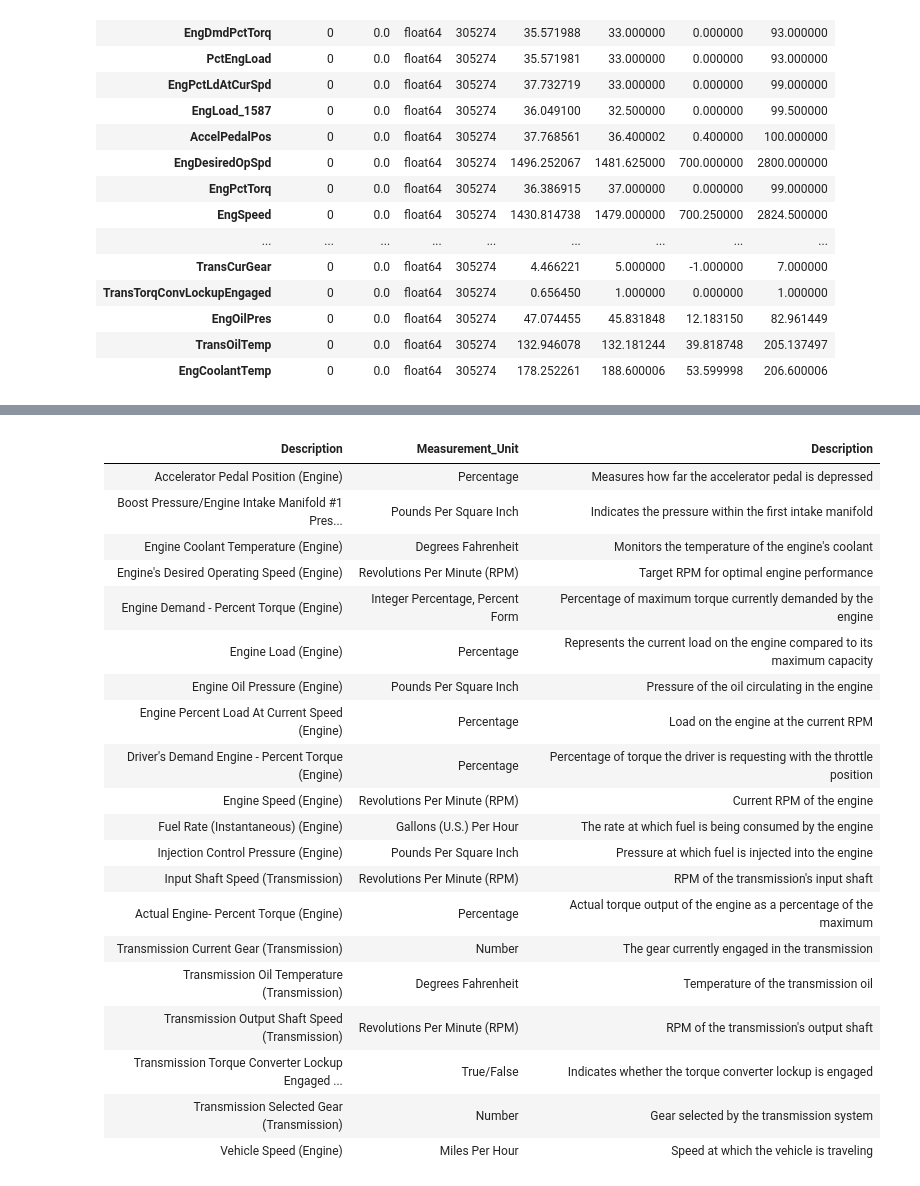
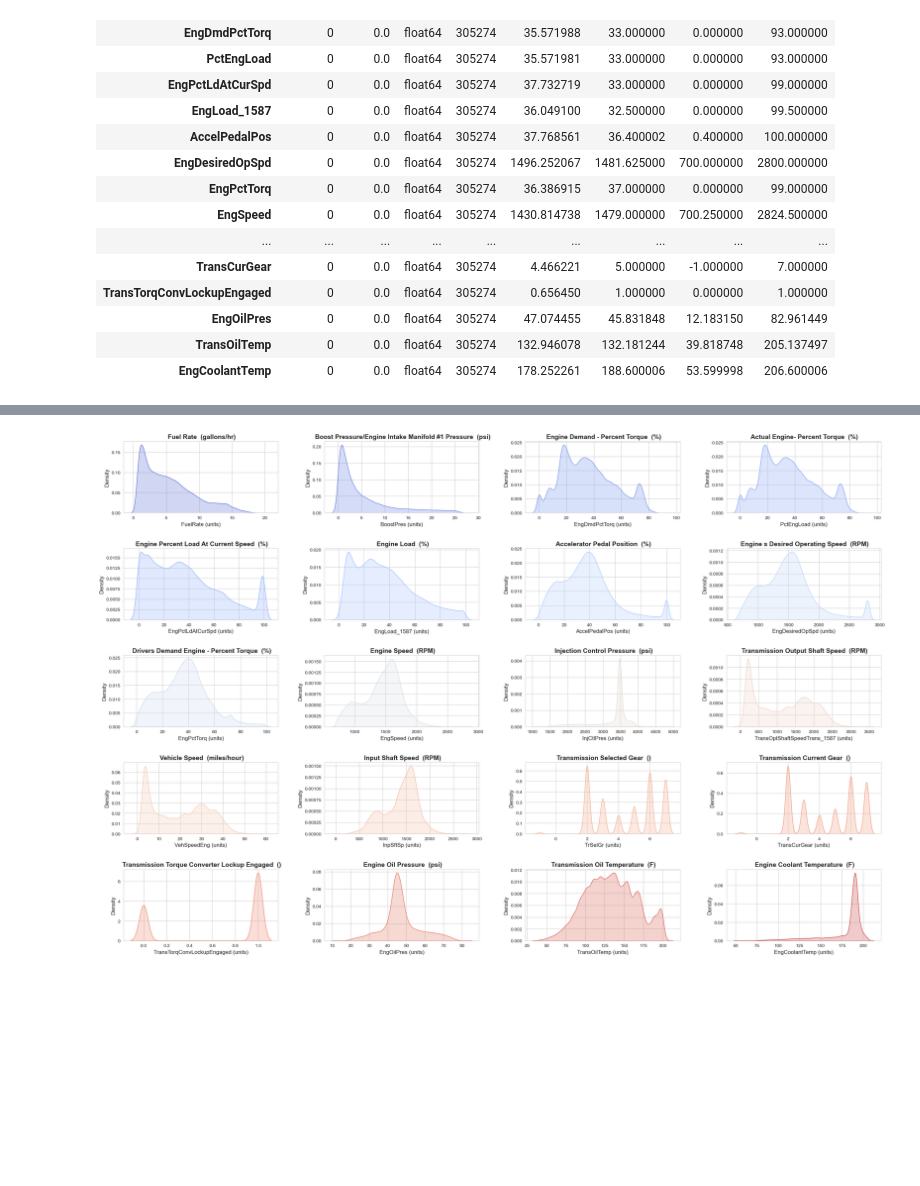
Before and after one commit to gugaumich/Diesel_Truck, a Jupyter notebook: Pre_Processinng.ipynb, the cells around one changed output, grey strips where cells are left out. Drawn from its saved outputs; the diff is of its cells as text; code cells hidden in the pictures; blank space fills up the shorter version.

```diff
--- a/Pre_Processinng.ipynb
+++ b/Pre_Processinng.ipynb
@@ -116,3 +107,10 @@ df_channel_name_selected[['Keyword', 'channel_name', 'Measurement_Unit']]
+# %%
+# Assuming df_channel_name_selected is your DataFrame and you're modifying the 'channel_name' column
+# Split 'channel_name' at '(' and keep the first part
+df_channel_name_selected.loc[:, 'channel_name'] = df_channel_name_selected['channel_name'].str.split('(').str[0]
+
+# Remove the first 7 characters from 'channel_name'
+df_channel_name_selected.loc[:, 'channel_name'] = df_channel_name_selected['channel_name'].str[7:]
 # %%
 df.info()
 # %% [output]
@@ -317,23 +319,37 @@ kde_plot_3_by_7(df_2017_2018_selected_preprocessed)
-# %% [markdown]
-| Description | Measurement_Unit | Description |
-|-------------|------------------|---------------------|
-| Accelerator Pedal Position (Engine) | Percentage | Measures how far the accelerator pedal is depressed |
-| Boost Pressure/Engine Intake Manifold #1 Pres... | Pounds Per Square Inch | Indicates the pressure within the first intake manifold |
-| Engine Coolant Temperature (Engine) | Degrees Fahrenheit | Monitors the temperature of the engine's coolant |
-| Engine's Desired Operating Speed (Engine) | Revolutions Per Minute (RPM) | Target RPM for optimal engine performance |
-| Engine Demand - Percent Torque (Engine) | Integer Percentage, Percent Form | Percentage of maximum torque currently demanded by the engine |
-| Engine Load (Engine) | Percentage | Represents the current load on the engine compared to its maximum capacity |
-| Engine Oil Pressure (Engine) | Pounds Per Square Inch | Pressure of the oil circulating in the engine |
-| Engine Percent Load At Current Speed (Engine) | Percentage | Load on the engine at the current RPM |
-| Driver's Demand Engine - Percent Torque (Engine) | Percentage | Percentage of torque the driver is requesting with the throttle position |
-| Engine Speed (Engine) | Revolutions Per Minute (RPM) | Current RPM of the engine |
-| Fuel Rate (Instantaneous) (Engine) | Gallons (U.S.) Per Hour | The rate at which fuel is being consumed by the engine |
-| Injection Control Pressure (Engine) | Pounds Per Square Inch | Pressure at which fuel is injected into the engine |
-| Input Shaft Speed (Transmission) | Revolutions Per Minute (RPM) | RPM of the transmission's input shaft |
-| Actual Engine- Percent Torque (Engine) | Percentage | Actual torque output of the engine as a percentage of the maximum |
-| Transmission Current Gear (Transmission) | Number | The gear currently engaged in the transmission |
-| Transmission Oil Temperature (Transmission) | Degrees Fahrenheit | Temperature of the transmission oil |
-| Transmission Output Shaft Speed (Transmission) | Revolutions Per Minute (RPM) | RPM of the transmission's output shaft |
-| Transmission Torque Converter Lockup Engaged ... | True/False | Indicates whether the torque converter lockup is engaged |
-| Transmission Selected Gear (Transmission) | Number | Gear selected by the transmission system |
-| Vehicle Speed (Engine) | Miles Per Hour | Speed at which the vehicle is traveling |
+# %%
+import matplotlib.pyplot as plt
+import seaborn as sns
+import pandas as pd
+# Assuming 'df' is your DataFrame
+
+def enhanced_kde_plot(df):
+    # Set the overall aesthetic style of the plots
+    sns.set_style("whitegrid")
+    # Define a consistent color palette
+    palette = sns.color_palette("coolwarm", n_colors=len(df.columns))
+
+    # Create a 5x4 subplot grid
+    fig, axs = plt.subplots(5, 4, figsize=(24, 16))
+    axs = axs.ravel() # Flatten the array of axes
+
+    for i, col in enumerate(df.columns):
+        # Use the consistent palette for each plot
+        sns.kdeplot(data=df, x=col, fill=True, ax=axs[i], color=palette[i])
+        axs[i].set_title(col, fontsize=14, fontweight='bold')
+        #title use the channel name and the measurement unit
+        axs[i].set_title(df_channel_name_selected.loc[df_channel_name_selected['Keyword'] == col, 'channel_name'].values[0] + ' (' + df_channel_name_selected.loc[df_channel_name_selected['Keyword'] == col, 'Measurement_Unit'].values[0] + ')', fontsize=14, fontweight='bold')
+
+        axs[i].set_xlabel(col + ' (units)', fontsize=12) # Replace 'units' with actual units if available
+        axs[i].set_ylabel('Density', fontsize=12)
+        axs[i].tick_params(axis='both', which='major', labelsize=10)
+        axs[i].grid(True) # Optional: Add gridlines
+
+    plt.tight_layout()
+    plt.subplots_adjust(hspace=0.5, wspace=0.3) # Adjust the spacing between plots
+
+    plt.show()
+
+# Call the function with your DataFrame
+enhanced_kde_plot(df_2017_2018_selected_preprocessed)
+# %% [output]
+[figure, added]
```
Also changed, not shown: parts of 16 cells of this notebook.
